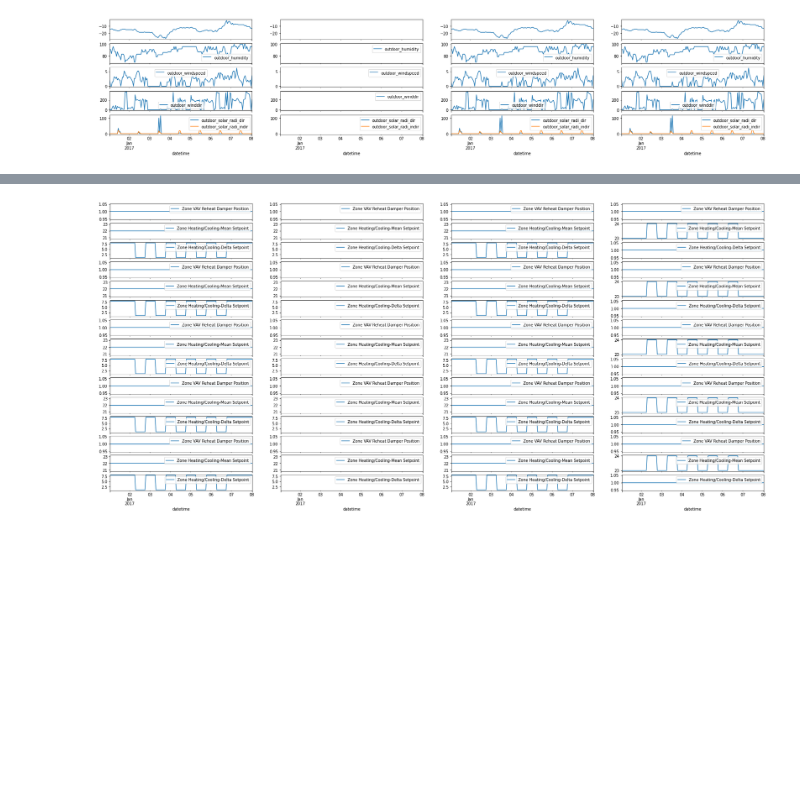
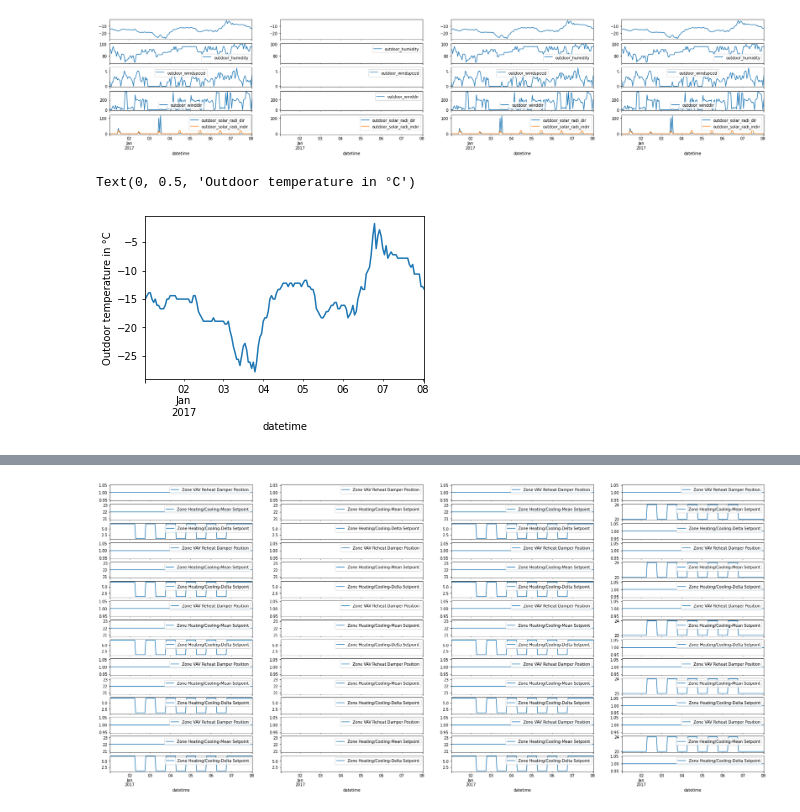
Before and after one commit to danielrenebayer/HVAC-RL-Framework-Evaluation, a Jupyter notebook: notebooks/2000_Evaluation_SQL_B001_B002_B003.ipynb, the cells around one changed output, grey strips where cells are left out. Cells and saved outputs as stored; diff of their text form; code cells hidden in the pictures; blank space fills up the shorter version.

```diff
--- a/notebooks/2000_Evaluation_SQL_B001_B002_B003.ipynb
+++ b/notebooks/2000_Evaluation_SQL_B001_B002_B003.ipynb
@@ -100,3 +99,13 @@ p, _ = vh.complete_plot_weather_information(subdfs, fig_width)
 p.show()
 # %% [output]
 [figure]
+# %%
+p = plt.figure(figsize=(5,3))
+a = plt.gca()
+a2= subdfs[0]['sees'].loc[:,"outdoor_temp"].plot(ax=a)
+a2.set_ylabel("Outdoor temperature in "+u"\u00b0"+"C")
+#p.savefig("saved_plots/baseline_outdoor_temperature.pdf")
+#p.savefig("saved_plots/baseline_outdoor_temperature.png")
+# %% [output]
+Text(0, 0.5, 'Outdoor temperature in °C')
+[figure, added]
```
Also changed, not shown: parts of 13 cells of this notebook, 2 other files.
